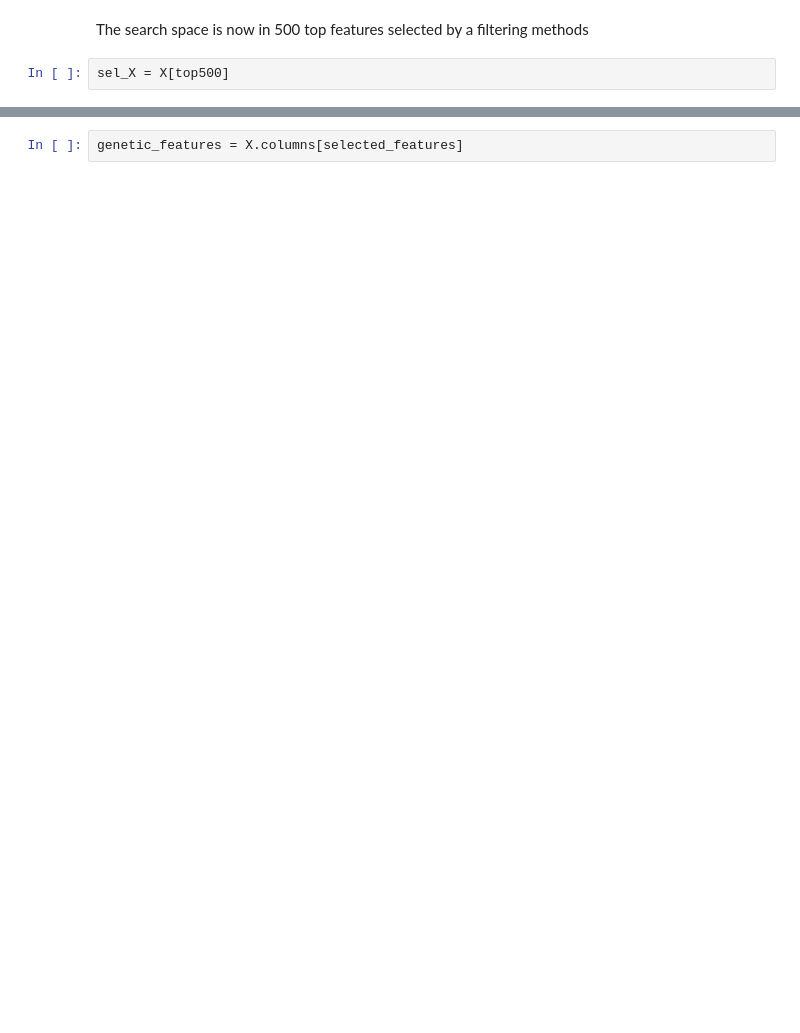
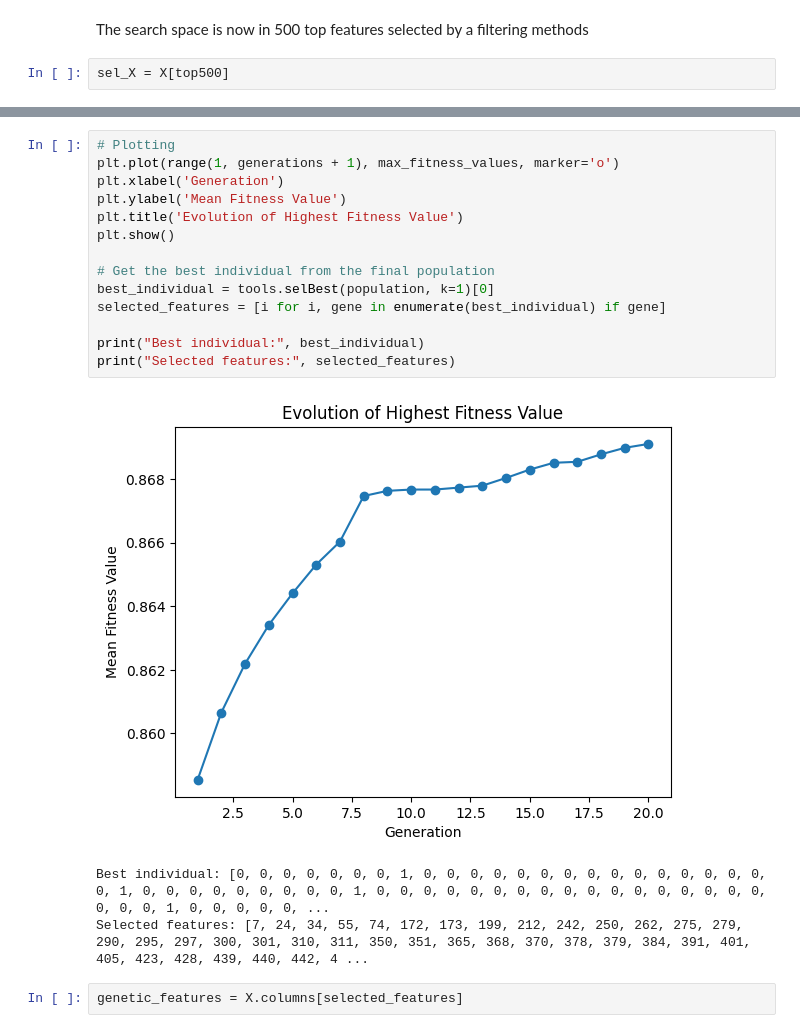
Before and after one commit to haily835/ML-Final-Project-Survival-Prediction, a Jupyter notebook: genetic_feature_selection.ipynb, the cells around one changed output, grey strips where cells are left out. Drawn from its saved outputs; the diff is of its cells as text; blank space fills up the shorter version.

```diff
--- a/genetic_feature_selection.ipynb
+++ b/genetic_feature_selection.ipynb
@@ -112,2 +140,20 @@ Selected features: [0, 1, 2, 4, 6, 7, 9, 14, 16, 20, 21, 23, 26, 28, 29, 30, 31,
+# %%
+# Plotting
+plt.plot(range(1, generations + 1), max_fitness_values, marker='o')
+plt.xlabel('Generation')
+plt.ylabel('Mean Fitness Value')
+plt.title('Evolution of Highest Fitness Value')
+plt.show()
+
+# Get the best individual from the final population
+best_individual = tools.selBest(population, k=1)[0]
+selected_features = [i for i, gene in enumerate(best_individual) if gene]
+
+print("Best individual:", best_individual)
+print("Selected features:", selected_features)
+# %% [output]
+[figure, added]
+Best individual: [0, 0, 0, 0, 0, 0, 0, 1, 0, 0, 0, 0, 0, 0, 0, 0, 0, 0, 0, 0, 0, 0, 0, 0, 1, 0, 0, 0, 0, 0, 0, 0, 0, 0, 1, 0, 0, 0, 0, 0, 0, 0, 0, 0, 0, 0, 0, 0, 0, 0, 0, 0, 0, 0, 0, 1, 0, 0, 0, 0, 0, ...
+Selected features: [7, 24, 34, 55, 74, 172, 173, 199, 212, 242, 250, 262, 275, 279, 290, 295, 297, 300, 301, 310, 311, 350, 351, 365, 368, 370, 378, 379, 384, 391, 401, 405, 423, 428, 439, 440, 442, 4 ...
 # %%
 genetic_features = X.columns[selected_features]
```
Also changed, not shown: parts of 9 cells of this notebook.
